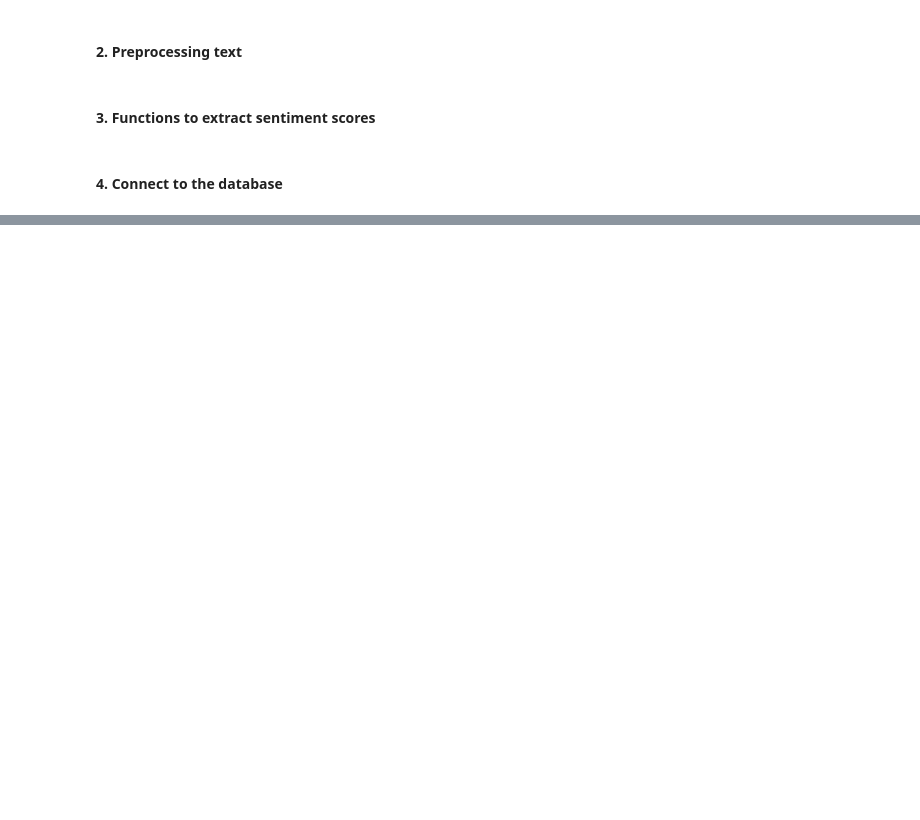
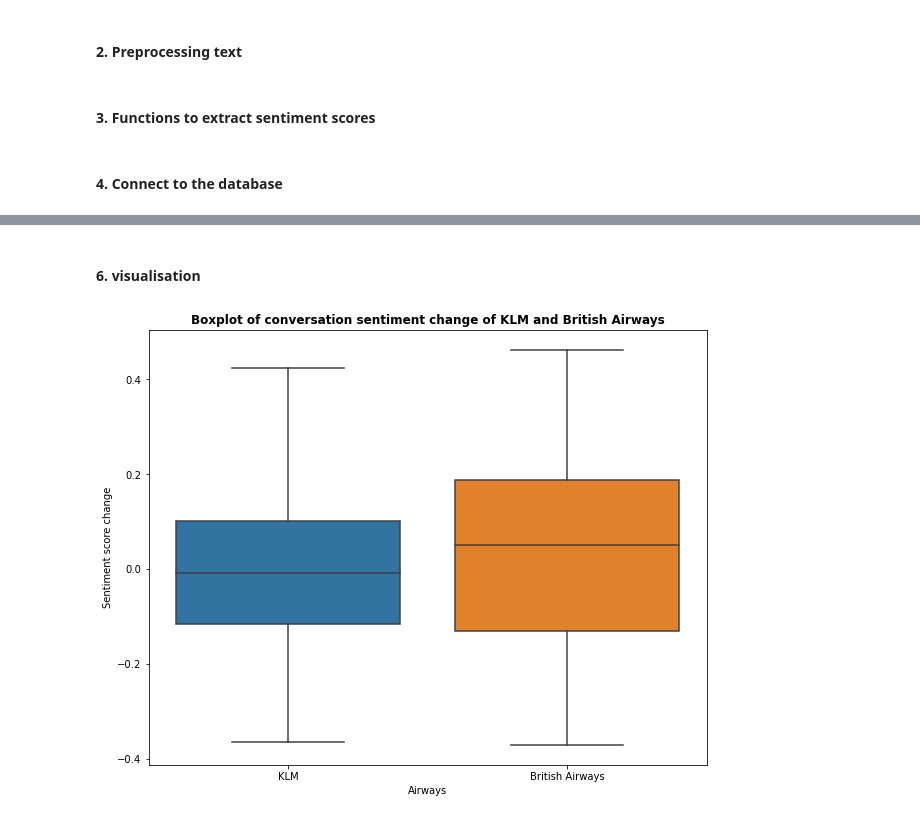
Before and after one commit to PhatLeBao-Phat/dbl-group-3, a Jupyter notebook: sprint 2/Roberta.ipynb, the cells around one changed output, grey strips where cells are left out. Drawn from its saved outputs; the diff is of its cells as text; code cells hidden in the pictures; blank space fills up the shorter version.

```diff
--- a/sprint 2/Roberta.ipynb
+++ b/sprint 2/Roberta.ipynb
@@ -88,0 +240,2 @@ end - start
+# %%
+a['positive_change'] = a.sentiment_change > 0
@@ -88,0 +251,46 @@ end - start
+# %%
+# Do the samething for British Airways
+def conversation_analysis(conversation : pd.DataFrame, airline_name : str, df_light) -> pd.DataFrame:
+    conversation = conversation[conversation.airline_name == airline_name]
+    conversation = conversation.astype({
+        'id_1' : 'float64',
+        'id_2' : 'float64',
+        'id_3' : 'float64',
+        'id_4' : 'float64',
+        'id_5' : 'float64',
+        'id_6' : 'float64',
+        'id_7' : 'float64'
+    })
+    sen_score = df_light[['id', 'sentiment_score']].copy()
+    open_close_df = start_end_customers_filter(conversation)
+    # get sentiment score for open tweet
+    bri = open_close_df.merge(right=sen_score, left_on='open', right_on='id', how='left')
+    bri.dropna(subset=['sentiment_score'], inplace=True)
+    # get sentiment score for close tweet
+    bri = bri.merge(right=sen_score, left_on='close', right_on='id', how='left', suffixes=('_open', '_close'))
+    bri.dropna(subset=['sentiment_score_close'], inplace=True)
+    bri.drop(columns=['id_open', 'id_close'], inplace=True)
+    bri['sentiment_change'] = bri.sentiment_score_close - bri.sentiment_score_open
+    bri['positive_change'] = bri.sentiment_change > 0
+    return bri
+conversation = pd.read_sql_query("""
+    SELECT airline_name, conversation_opener, id_1, id_2, id_3, id_4, id_5, id_6, id_7
+    FROM conversation
+""", con)
+
+bri = conversation_analysis(conversation, 'British_Airways', df_light_bri)
+# %% [markdown]
+#### 6. visualisation
+# %%
+a['airline'] = ['KLM' for x in range(len(a))]
+# %%
+bri['airline'] = ['British Airways' for x in range(len(bri))]
+# %%
+final = pd.concat([a, bri])
+fig, ax = plt.subplots(figsize=(10, 8))
+sns.boxplot(x="airline", y="sentiment_change", data=final, ax=ax, orient="v")
+ax.set_title('Boxplot of conversation sentiment change of KLM and British Airways', size=12, weight='bold')
+ax.set_xlabel('Airways', size=10)
+ax.set_ylabel('Sentiment score change', size=10);
+# %% [output]
+[figure, added]
```
Also changed, not shown: parts of 22 cells of this notebook, 2 other files.
